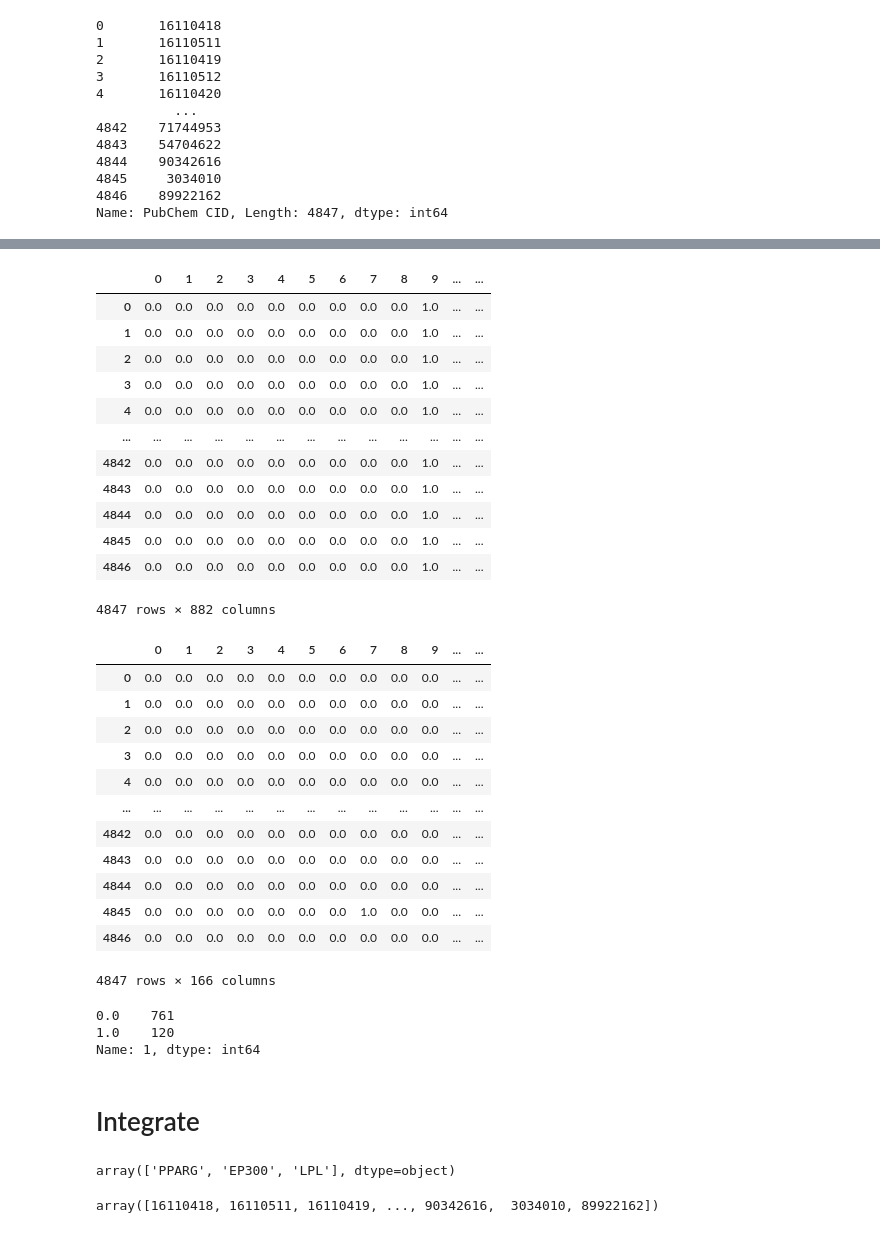
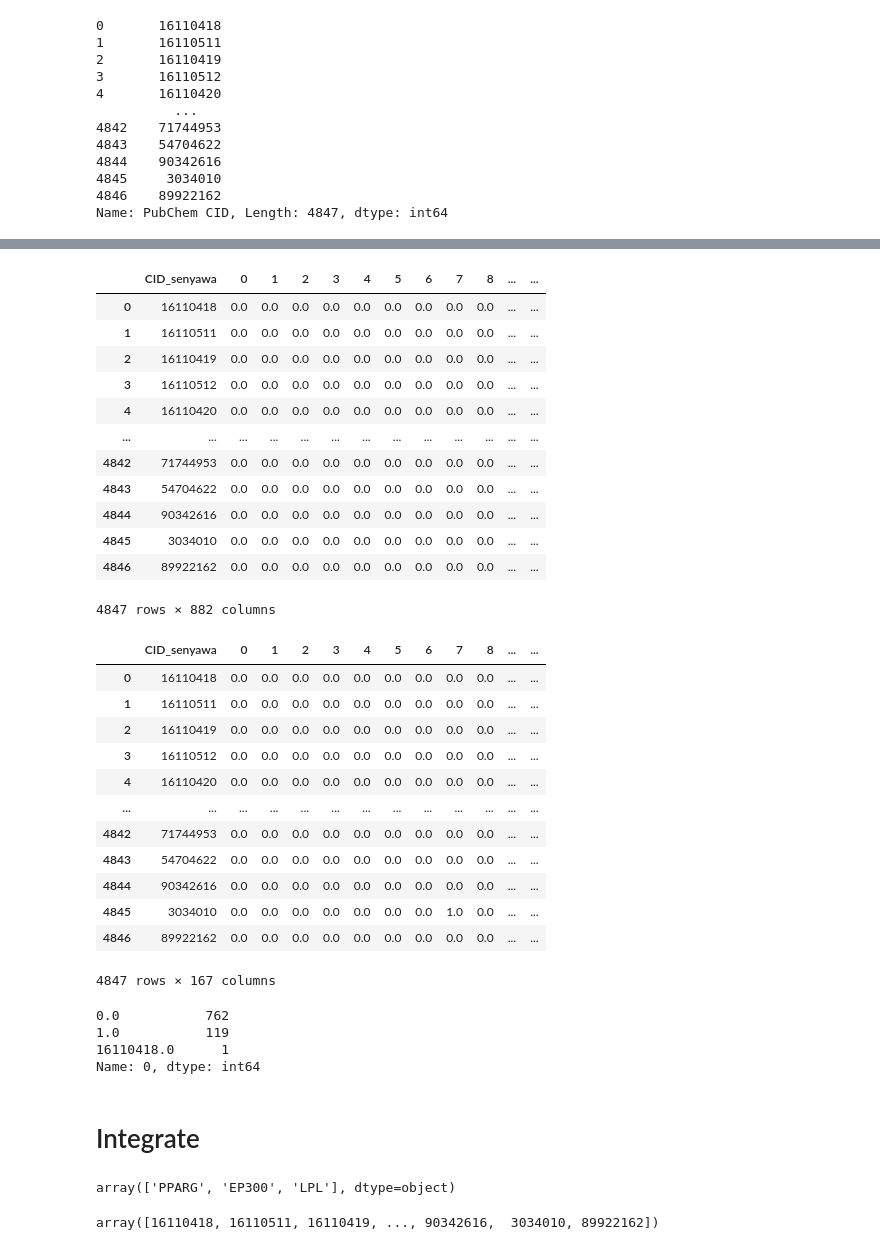
Before and after one commit to fadilrisdian/skripsi-fadil, a Jupyter notebook: 1. Data Cleaning.ipynb, the cells around one changed output, grey strips where cells are left out. Cells and saved outputs as stored; diff of their text form; code cells hidden in the pictures.

```diff
--- a/1. Data Cleaning.ipynb
+++ b/1. Data Cleaning.ipynb
@@ -408,32 +288,36 @@ df_fp_klekota
 # %%
+first_column = df_fp_pubchem.pop('CID_senyawa')
+df_fp_pubchem.insert(0, 'CID_senyawa', first_column)
 df_fp_pubchem
 # %% [output]
-|  | 0 | 1 | 2 | 3 | 4 | 5 | 6 | 7 | 8 | 9 | ... | ... |
-| 0 | 0.0 | 0.0 | 0.0 | 0.0 | 0.0 | 0.0 | 0.0 | 0.0 | 0.0 | 1.0 | ... | ... |
-| 1 | 0.0 | 0.0 | 0.0 | 0.0 | 0.0 | 0.0 | 0.0 | 0.0 | 0.0 | 1.0 | ... | ... |
-| 2 | 0.0 | 0.0 | 0.0 | 0.0 | 0.0 | 0.0 | 0.0 | 0.0 | 0.0 | 1.0 | ... | ... |
-| 3 | 0.0 | 0.0 | 0.0 | 0.0 | 0.0 | 0.0 | 0.0 | 0.0 | 0.0 | 1.0 | ... | ... |
-| 4 | 0.0 | 0.0 | 0.0 | 0.0 | 0.0 | 0.0 | 0.0 | 0.0 | 0.0 | 1.0 | ... | ... |
+|  | CID_senyawa | 0 | 1 | 2 | 3 | 4 | 5 | 6 | 7 | 8 | ... | ... |
+| 0 | 16110418 | 0.0 | 0.0 | 0.0 | 0.0 | 0.0 | 0.0 | 0.0 | 0.0 | 0.0 | ... | ... |
+| 1 | 16110511 | 0.0 | 0.0 | 0.0 | 0.0 | 0.0 | 0.0 | 0.0 | 0.0 | 0.0 | ... | ... |
+| 2 | 16110419 | 0.0 | 0.0 | 0.0 | 0.0 | 0.0 | 0.0 | 0.0 | 0.0 | 0.0 | ... | ... |
+| 3 | 16110512 | 0.0 | 0.0 | 0.0 | 0.0 | 0.0 | 0.0 | 0.0 | 0.0 | 0.0 | ... | ... |
+| 4 | 16110420 | 0.0 | 0.0 | 0.0 | 0.0 | 0.0 | 0.0 | 0.0 | 0.0 | 0.0 | ... | ... |
 | ... | ... | ... | ... | ... | ... | ... | ... | ... | ... | ... | ... | ... |
-| 4842 | 0.0 | 0.0 | 0.0 | 0.0 | 0.0 | 0.0 | 0.0 | 0.0 | 0.0 | 1.0 | ... | ... |
-| 4843 | 0.0 | 0.0 | 0.0 | 0.0 | 0.0 | 0.0 | 0.0 | 0.0 | 0.0 | 1.0 | ... | ... |
-| 4844 | 0.0 | 0.0 | 0.0 | 0.0 | 0.0 | 0.0 | 0.0 | 0.0 | 0.0 | 1.0 | ... | ... |
-| 4845 | 0.0 | 0.0 | 0.0 | 0.0 | 0.0 | 0.0 | 0.0 | 0.0 | 0.0 | 1.0 | ... | ... |
-| 4846 | 0.0 | 0.0 | 0.0 | 0.0 | 0.0 | 0.0 | 0.0 | 0.0 | 0.0 | 1.0 | ... | ... |
+| 4842 | 71744953 | 0.0 | 0.0 | 0.0 | 0.0 | 0.0 | 0.0 | 0.0 | 0.0 | 0.0 | ... | ... |
+| 4843 | 54704622 | 0.0 | 0.0 | 0.0 | 0.0 | 0.0 | 0.0 | 0.0 | 0.0 | 0.0 | ... | ... |
+| 4844 | 90342616 | 0.0 | 0.0 | 0.0 | 0.0 | 0.0 | 0.0 | 0.0 | 0.0 | 0.0 | ... | ... |
+| 4845 | 3034010 | 0.0 | 0.0 | 0.0 | 0.0 | 0.0 | 0.0 | 0.0 | 0.0 | 0.0 | ... | ... |
+| 4846 | 89922162 | 0.0 | 0.0 | 0.0 | 0.0 | 0.0 | 0.0 | 0.0 | 0.0 | 0.0 | ... | ... |
 4847 rows × 882 columns
 # %%
+first_column = df_fp_maccs.pop('CID_senyawa')
+df_fp_maccs.insert(0, 'CID_senyawa', first_column)
 df_fp_maccs
 # %% [output]
-|  | 0 | 1 | 2 | 3 | 4 | 5 | 6 | 7 | 8 | 9 | ... | ... |
-| 0 | 0.0 | 0.0 | 0.0 | 0.0 | 0.0 | 0.0 | 0.0 | 0.0 | 0.0 | 0.0 | ... | ... |
-| 1 | 0.0 | 0.0 | 0.0 | 0.0 | 0.0 | 0.0 | 0.0 | 0.0 | 0.0 | 0.0 | ... | ... |
-| 2 | 0.0 | 0.0 | 0.0 | 0.0 | 0.0 | 0.0 | 0.0 | 0.0 | 0.0 | 0.0 | ... | ... |
-| 3 | 0.0 | 0.0 | 0.0 | 0.0 | 0.0 | 0.0 | 0.0 | 0.0 | 0.0 | 0.0 | ... | ... |
-| 4 | 0.0 | 0.0 | 0.0 | 0.0 | 0.0 | 0.0 | 0.0 | 0.0 | 0.0 | 0.0 | ... | ... |
+|  | CID_senyawa | 0 | 1 | 2 | 3 | 4 | 5 | 6 | 7 | 8 | ... | ... |
+| 0 | 16110418 | 0.0 | 0.0 | 0.0 | 0.0 | 0.0 | 0.0 | 0.0 | 0.0 | 0.0 | ... | ... |
+| 1 | 16110511 | 0.0 | 0.0 | 0.0 | 0.0 | 0.0 | 0.0 | 0.0 | 0.0 | 0.0 | ... | ... |
+| 2 | 16110419 | 0.0 | 0.0 | 0.0 | 0.0 | 0.0 | 0.0 | 0.0 | 0.0 | 0.0 | ... | ... |
+| 3 | 16110512 | 0.0 | 0.0 | 0.0 | 0.0 | 0.0 | 0.0 | 0.0 | 0.0 | 0.0 | ... | ... |
+| 4 | 16110420 | 0.0 | 0.0 | 0.0 | 0.0 | 0.0 | 0.0 | 0.0 | 0.0 | 0.0 | ... | ... |
 | ... | ... | ... | ... | ... | ... | ... | ... | ... | ... | ... | ... | ... |
-| 4842 | 0.0 | 0.0 | 0.0 | 0.0 | 0.0 | 0.0 | 0.0 | 0.0 | 0.0 | 0.0 | ... | ... |
-| 4843 | 0.0 | 0.0 | 0.0 | 0.0 | 0.0 | 0.0 | 0.0 | 0.0 | 0.0 | 0.0 | ... | ... |
-| 4844 | 0.0 | 0.0 | 0.0 | 0.0 | 0.0 | 0.0 | 0.0 | 0.0 | 0.0 | 0.0 | ... | ... |
-| 4845 | 0.0 | 0.0 | 0.0 | 0.0 | 0.0 | 0.0 | 0.0 | 1.0 | 0.0 | 0.0 | ... | ... |
-| 4846 | 0.0 | 0.0 | 0.0 | 0.0 | 0.0 | 0.0 | 0.0 | 0.0 | 0.0 | 0.0 | ... | ... |
+| 4842 | 71744953 | 0.0 | 0.0 | 0.0 | 0.0 | 0.0 | 0.0 | 0.0 | 0.0 | 0.0 | ... | ... |
+| 4843 | 54704622 | 0.0 | 0.0 | 0.0 | 0.0 | 0.0 | 0.0 | 0.0 | 0.0 | 0.0 | ... | ... |
+| 4844 | 90342616 | 0.0 | 0.0 | 0.0 | 0.0 | 0.0 | 0.0 | 0.0 | 0.0 | 0.0 | ... | ... |
+| 4845 | 3034010 | 0.0 | 0.0 | 0.0 | 0.0 | 0.0 | 0.0 | 0.0 | 1.0 | 0.0 | ... | ... |
+| 4846 | 89922162 | 0.0 | 0.0 | 0.0 | 0.0 | 0.0 | 0.0 | 0.0 | 0.0 | 0.0 | ... | ... |
-4847 rows × 166 columns
+4847 rows × 167 columns
@@ -440,18 +328,18 @@ df_fp_maccs
 # %%
 #check value
-df_fp_pubchem.loc[1].value_counts()
+df_fp_pubchem.loc[0].value_counts()
 # %% [output]
-0.0    761
-1.0    120
-Name: 1, dtype: int64
+0.0           762
+1.0           119
+16110418.0      1
+Name: 0, dtype: int64
 # %% [markdown]
 # Integrate
 # %%
 list_protein_unik = df_merge['Protein Target'].unique()
+list_protein_unik
+# %% [output]
+array(['PPARG', 'EP300', 'LPL'], dtype=object)
-# %%
-list_protein_unik
-# %% [output]
-array(['PPARG', 'EP300', 'LPL'], dtype=object)
 # %%
 list_cid_unik
 # %% [output]
```
Also changed, not shown: parts of 38 cells of this notebook, 1 other file.
